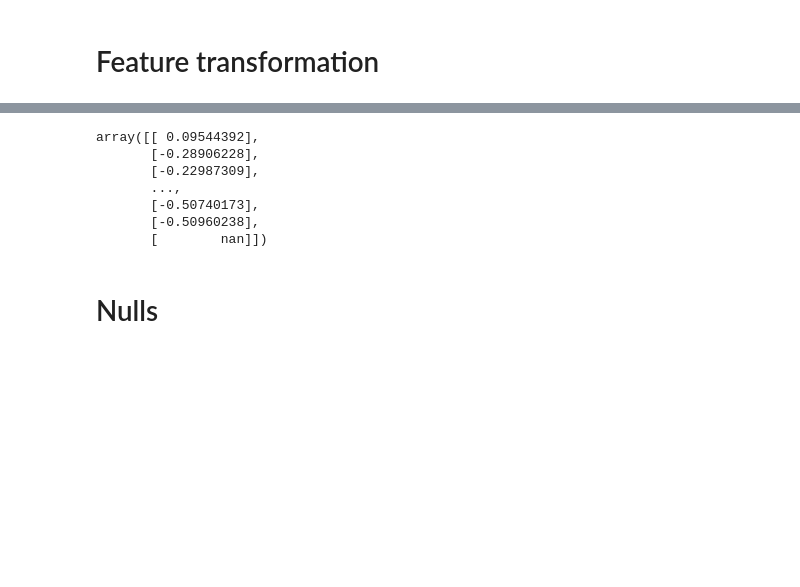
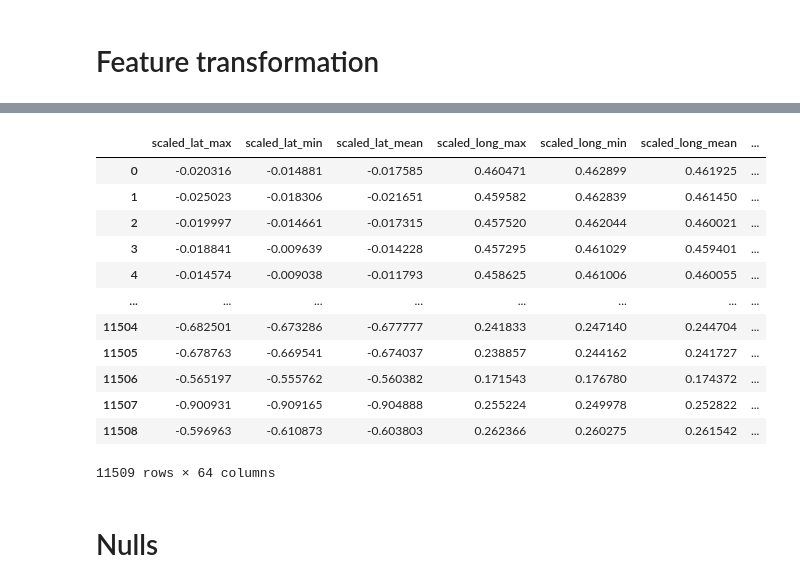
Before and after one commit to igor-cheb/mle_prep, a Jupyter notebook: geo_data_case_1/ETL.ipynb, the cells around one changed output, grey strips where cells are left out. Saved outputs shown, nothing was run; the diff lists cells and outputs as text; code cells hidden in the pictures; blank space fills up the shorter version.

```diff
--- a/geo_data_case_1/ETL.ipynb
+++ b/geo_data_case_1/ETL.ipynb
@@ -288,15 +285,55 @@ cat_feats = [
+# %%
+# here we process `approx_zips` feature as both continuous and categorical because of it's inherent duality
+
+cont_feats = [
+    'lat_max',
+    'lat_min',
+    'lat_mean',
+    'long_max',
+    'long_min',
+    'long_mean',
+    'zip_area',
+    'dens',
+    'approx_zips',
+    'zip_lat',
+    'zip_long',
+    'state_size',
+    'state_lat',
+    'state_long',
+    'number_of_panels_north',
+    'number_of_panels_south',
+    'number_of_panels_east',
+    'number_of_panels_west',
+    'number_of_panels_flat',
+    'number_of_panels_total'
+]
+cat_feats = [
+    'is_usa',
+    'state',
+    'approx_zips'
+]
 # %%
-feat_trans = FeatureTransformer(cont_feats=init_df[cont_feats], cat_feats=init_df[cat_feats].astype('category'),
-                                label=init_df['potential_kwh_total'].values)
-feat_trans.label_transform()
+feat_trans = FeatureTransformer(cont_feats=init_df[cont_feats], cat_feats=init_df[cat_feats].astype('category'))
+
+transformed_df = feat_trans.cont_transform()
+transformed_df.loc[:, 'scaled_label'] = feat_trans.label_transform(label=init_df['potential_kwh_total'].values)
+transformed_df = transformed_df.join(feat_trans.cat_transform(label=transformed_df['scaled_label'].values))
-# %% [output]
-array([[ 0.09544392],
-       [-0.28906228],
-       [-0.22987309],
-       ...,
-       [-0.50740173],
-       [-0.50960238],
-       [        nan]])
+# %%
+transformed_df
+# %% [output]
+|  | scaled_lat_max | scaled_lat_min | scaled_lat_mean | scaled_long_max | scaled_long_min | scaled_long_mean | ... |
+| 0 | -0.020316 | -0.014881 | -0.017585 | 0.460471 | 0.462899 | 0.461925 | ... |
+| 1 | -0.025023 | -0.018306 | -0.021651 | 0.459582 | 0.462839 | 0.461450 | ... |
+| 2 | -0.019997 | -0.014661 | -0.017315 | 0.457520 | 0.462044 | 0.460021 | ... |
+| 3 | -0.018841 | -0.009639 | -0.014228 | 0.457295 | 0.461029 | 0.459401 | ... |
+| 4 | -0.014574 | -0.009038 | -0.011793 | 0.458625 | 0.461006 | 0.460055 | ... |
+| ... | ... | ... | ... | ... | ... | ... | ... |
+| 11504 | -0.682501 | -0.673286 | -0.677777 | 0.241833 | 0.247140 | 0.244704 | ... |
+| 11505 | -0.678763 | -0.669541 | -0.674037 | 0.238857 | 0.244162 | 0.241727 | ... |
+| 11506 | -0.565197 | -0.555762 | -0.560382 | 0.171543 | 0.176780 | 0.174372 | ... |
+| 11507 | -0.900931 | -0.909165 | -0.904888 | 0.255224 | 0.249978 | 0.252822 | ... |
+| 11508 | -0.596963 | -0.610873 | -0.603803 | 0.262366 | 0.260275 | 0.261542 | ... |
+11509 rows × 64 columns
 # %% [markdown]
 <a name='3'></a>
 # Nulls
```
Also changed, not shown: parts of 7 cells of this notebook.
